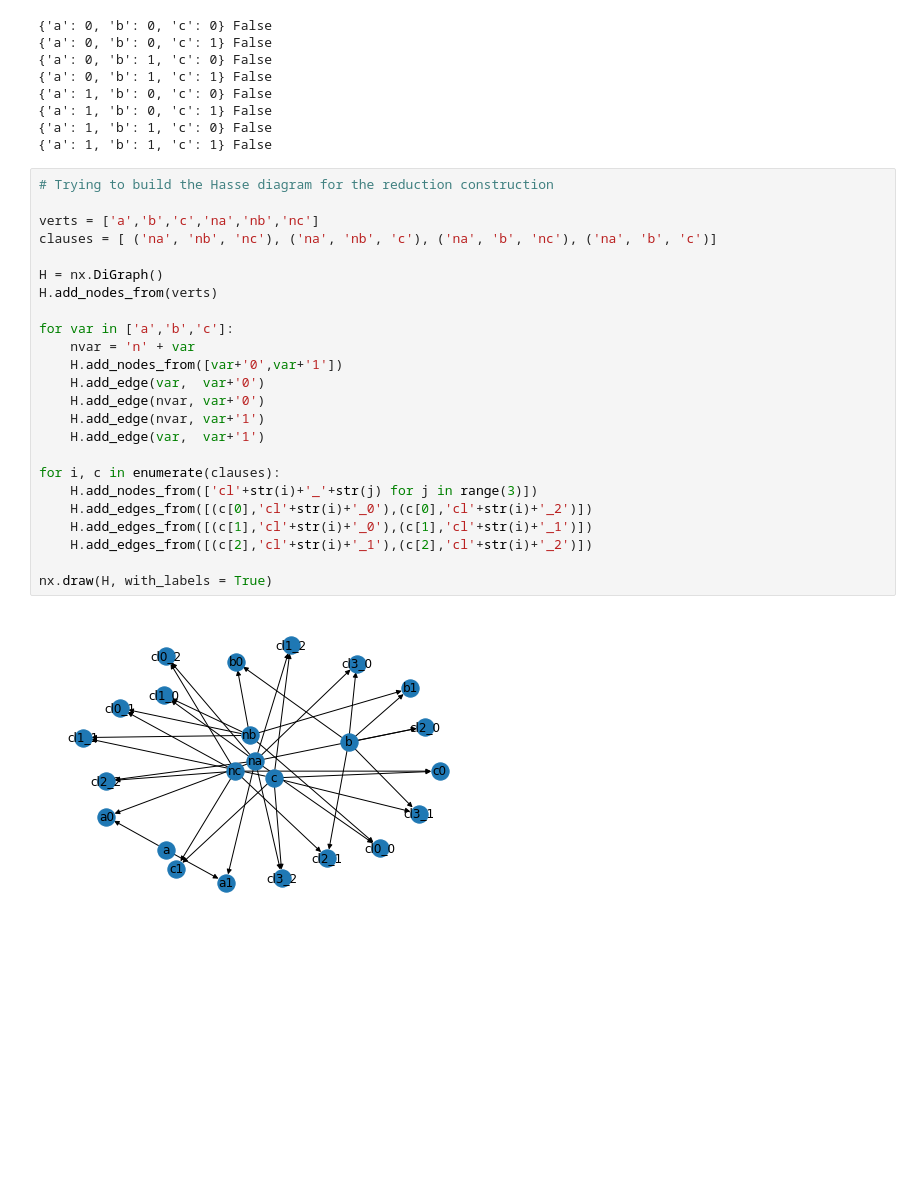
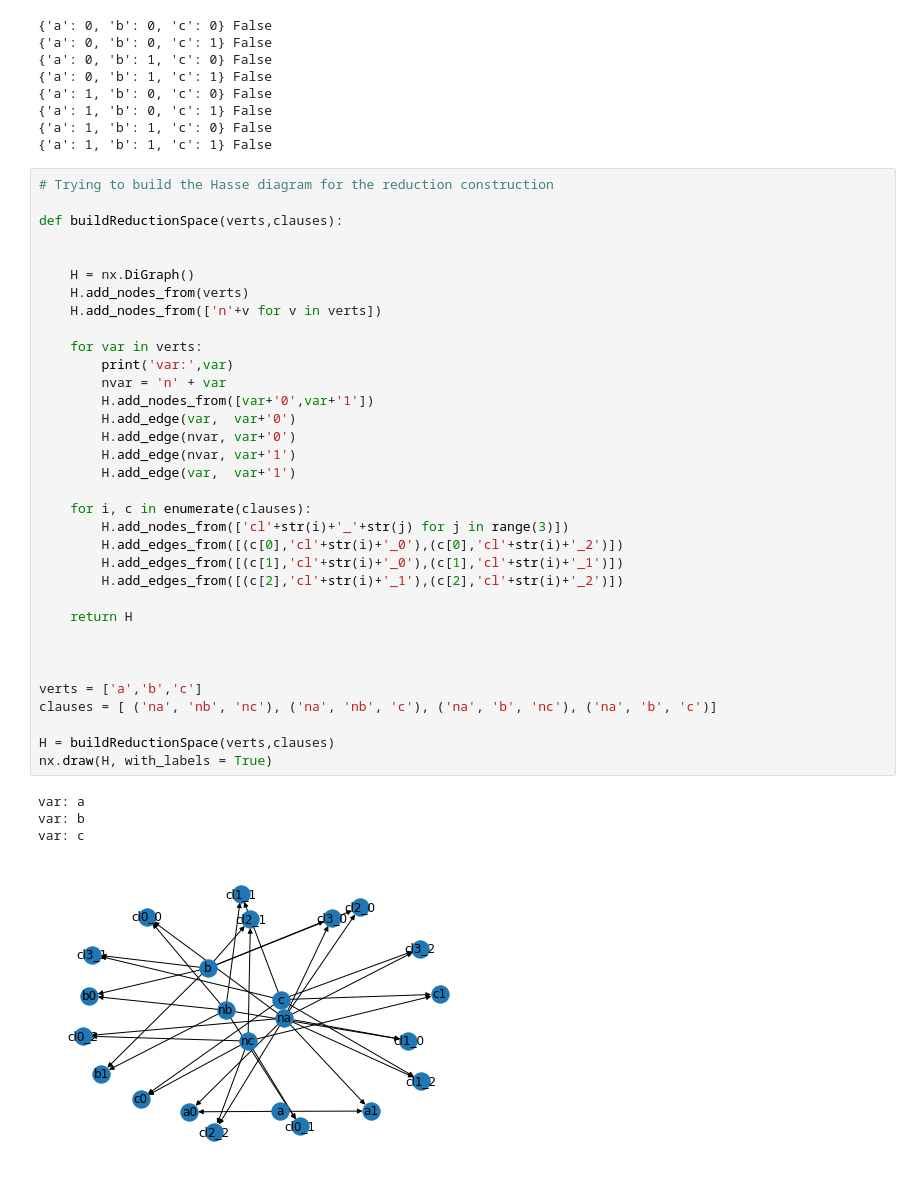
Before and after one commit to sbkandola/Finite-Spaces, a Jupyter notebook: TestingNPHardReduction.ipynb, the cells around one changed output. Drawn from its saved outputs; the diff is of its cells as text; blank space fills up the shorter version.

Commit message:
made the construction of the space into a function

```diff
--- a/TestingNPHardReduction.ipynb
+++ b/TestingNPHardReduction.ipynb
@@ -56,28 +56,41 @@ for i in range(2**3):
 # %%
 # Trying to build the Hasse diagram for the reduction construction
 
-verts = ['a','b','c','na','nb','nc']
+def buildReductionSpace(verts,clauses):
+
+
+    H = nx.DiGraph()
+    H.add_nodes_from(verts)
+    H.add_nodes_from(['n'+v for v in verts])
+
+    for var in verts:
+        print('var:',var)
+        nvar = 'n' + var
+        H.add_nodes_from([var+'0',var+'1'])
+        H.add_edge(var,  var+'0')
+        H.add_edge(nvar, var+'0')
+        H.add_edge(nvar, var+'1')
+        H.add_edge(var,  var+'1')
+
+    for i, c in enumerate(clauses):
+        H.add_nodes_from(['cl'+str(i)+'_'+str(j) for j in range(3)])
+        H.add_edges_from([(c[0],'cl'+str(i)+'_0'),(c[0],'cl'+str(i)+'_2')])
+        H.add_edges_from([(c[1],'cl'+str(i)+'_0'),(c[1],'cl'+str(i)+'_1')])
+        H.add_edges_from([(c[2],'cl'+str(i)+'_1'),(c[2],'cl'+str(i)+'_2')])
+
+    return H
+
+
+
+verts = ['a','b','c']
 clauses = [ ('na', 'nb', 'nc'), ('na', 'nb', 'c'), ('na', 'b', 'nc'), ('na', 'b', 'c')]
 
-H = nx.DiGraph()
-H.add_nodes_from(verts)
-
-for var in ['a','b','c']:
-    nvar = 'n' + var
-    H.add_nodes_from([var+'0',var+'1'])
-    H.add_edge(var,  var+'0')
-    H.add_edge(nvar, var+'0')
-    H.add_edge(nvar, var+'1')
-    H.add_edge(var,  var+'1')
-
-for i, c in enumerate(clauses):
-    H.add_nodes_from(['cl'+str(i)+'_'+str(j) for j in range(3)])
-    H.add_edges_from([(c[0],'cl'+str(i)+'_0'),(c[0],'cl'+str(i)+'_2')])
-    H.add_edges_from([(c[1],'cl'+str(i)+'_0'),(c[1],'cl'+str(i)+'_1')])
-    H.add_edges_from([(c[2],'cl'+str(i)+'_1'),(c[2],'cl'+str(i)+'_2')])
-
+H = buildReductionSpace(verts,clauses)
 nx.draw(H, with_labels = True)
 # %% [output]
+var: a
+var: b
+var: c
-[figure, old version]
+[figure, new version]
 # %%
 F = FS.FiniteSpace(H)
```
Also changed, not shown: parts of 4 cells of this notebook.
